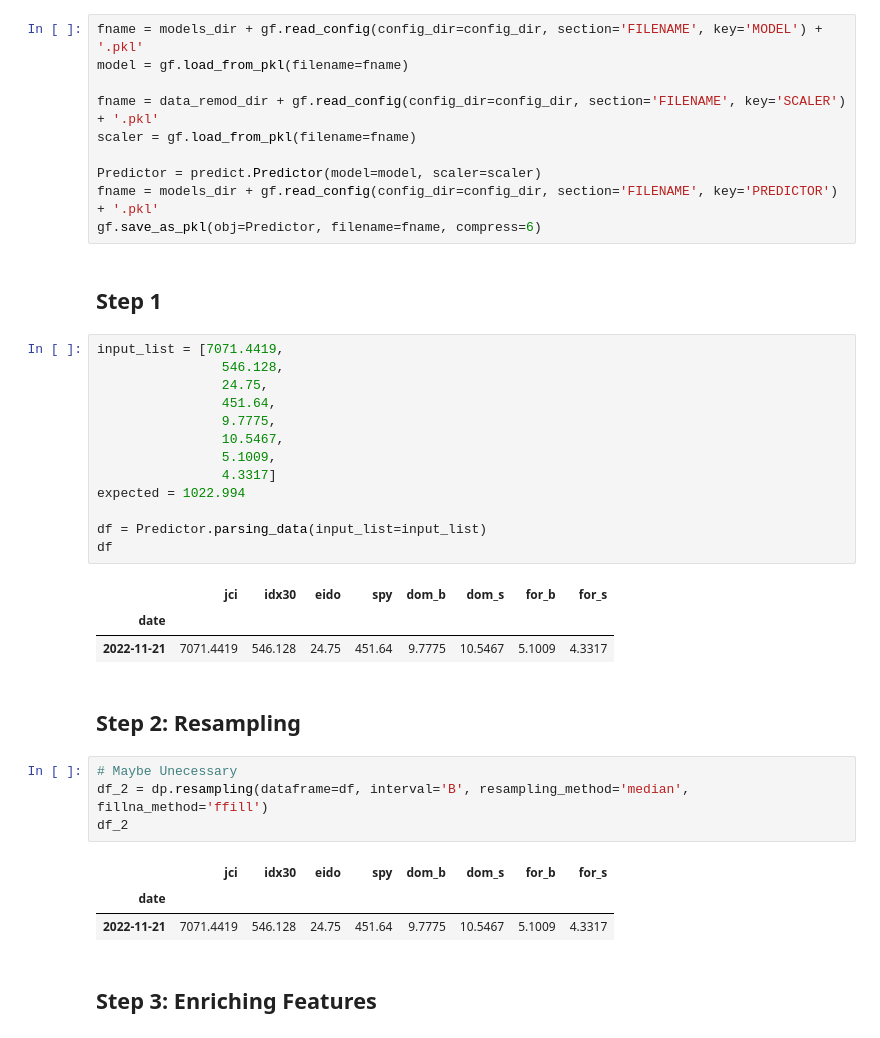
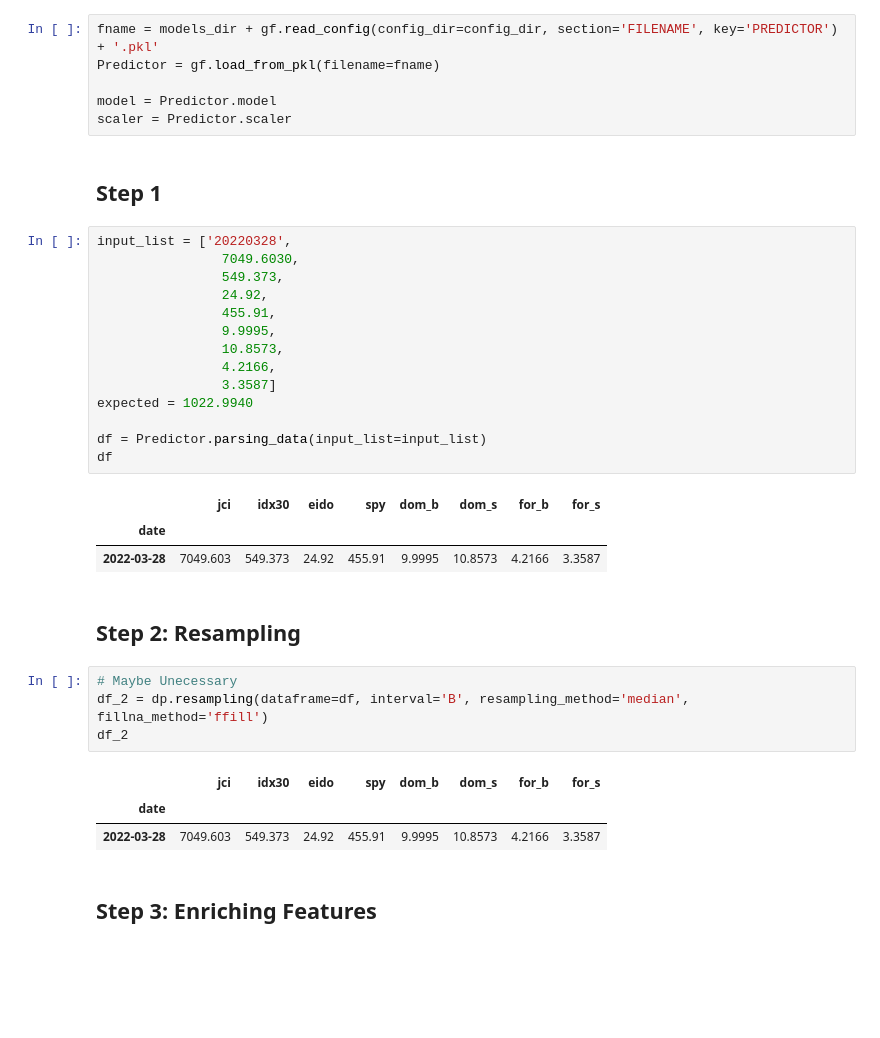
Before and after one commit to ercainz/lq45_prediction, a Jupyter notebook: notebooks/modelling.ipynb, the cells around one changed output. Saved outputs shown, nothing was run; the diff lists cells and outputs as text; blank space fills up the shorter version.

```diff
--- a/notebooks/modelling.ipynb
+++ b/notebooks/modelling.ipynb
@@ -57,35 +57,32 @@ gf.save_as_pkl(obj=model_stat, filename=fname,compress=6)
 # End to End Process
 # %% [markdown]
 ## Step 0 : Preparation
-# %%
-fname = models_dir + gf.read_config(config_dir=config_dir, section='FILENAME', key='MODEL') + '.pkl'
-model = gf.load_from_pkl(filename=fname)
-
-fname = data_remod_dir + gf.read_config(config_dir=config_dir, section='FILENAME', key='SCALER') + '.pkl'
-scaler = gf.load_from_pkl(filename=fname)
-
-Predictor = predict.Predictor(model=model, scaler=scaler)
-fname = models_dir + gf.read_config(config_dir=config_dir, section='FILENAME', key='PREDICTOR') + '.pkl'
-gf.save_as_pkl(obj=Predictor, filename=fname, compress=6)
+# %%
+fname = models_dir + gf.read_config(config_dir=config_dir, section='FILENAME', key='PREDICTOR') + '.pkl'
+Predictor = gf.load_from_pkl(filename=fname)
+
+model = Predictor.model
+scaler = Predictor.scaler
 # %% [markdown]
 ## Step 1
 # %%
-input_list = [7071.4419,
-                546.128,
-                24.75,
-                451.64,
-                9.7775,
-                10.5467,
-                5.1009,
-                4.3317]
-expected = 1022.994
+input_list = ['20220328',
+                7049.6030,
+                549.373,
+                24.92,
+                455.91,
+                9.9995,
+                10.8573,
+                4.2166,
+                3.3587]
+expected = 1022.9940
 
 df = Predictor.parsing_data(input_list=input_list)
 df
 # %% [output]
 |  | jci | idx30 | eido | spy | dom_b | dom_s | for_b | for_s |
 | date |  |  |  |  |  |  |  |  |
-| 2022-11-21 | 7071.4419 | 546.128 | 24.75 | 451.64 | 9.7775 | 10.5467 | 5.1009 | 4.3317 |
+| 2022-03-28 | 7049.603 | 549.373 | 24.92 | 455.91 | 9.9995 | 10.8573 | 4.2166 | 3.3587 |
 # %% [markdown]
 ## Step 2: Resampling
 # %%
@@ -95,7 +92,7 @@ df_2
 # %% [output]
 |  | jci | idx30 | eido | spy | dom_b | dom_s | for_b | for_s |
 | date |  |  |  |  |  |  |  |  |
-| 2022-11-21 | 7071.4419 | 546.128 | 24.75 | 451.64 | 9.7775 | 10.5467 | 5.1009 | 4.3317 |
+| 2022-03-28 | 7049.603 | 549.373 | 24.92 | 455.91 | 9.9995 | 10.8573 | 4.2166 | 3.3587 |
 # %% [markdown]
 ## Step 3: Enriching Features
 # %%
```
Also changed, not shown: parts of 5 cells of this notebook, 12 other files.
